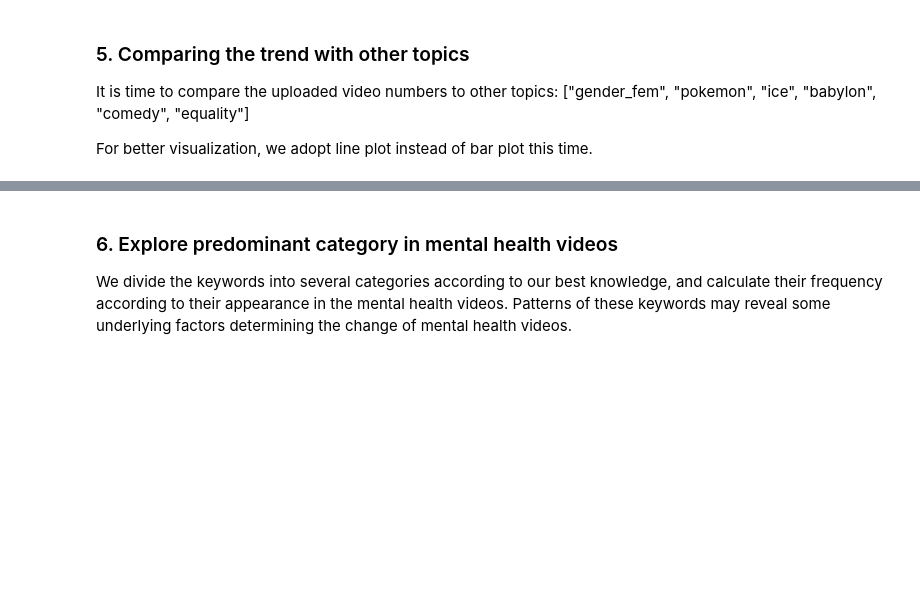
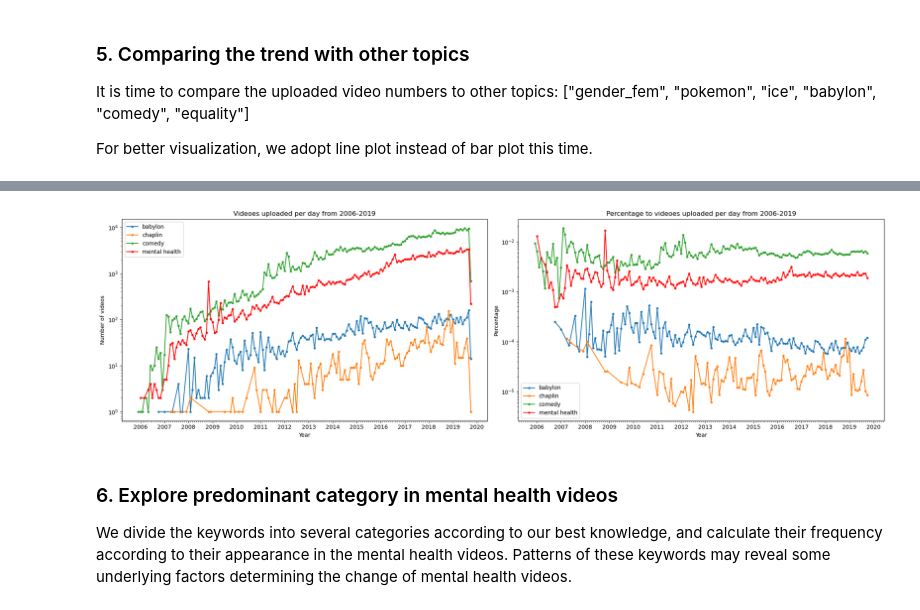
Before and after one commit to epfl-ada/ada-2023-project-lassa8639, a Jupyter notebook: Video_Metadata.ipynb, the cells around one changed output, grey strips where cells are left out. Cells and saved outputs as stored; diff of their text form; code cells hidden in the pictures; blank space fills up the shorter version.

```diff
--- a/Video_Metadata.ipynb
+++ b/Video_Metadata.ipynb
@@ -393,3 +401,7 @@ plt.show()
+# %%
+plot_by_group(df_dict, total_count, mental_hist, mental_percentage, ["babylon", "chaplin", "comedy"])
+# %% [output]
+[figure, added]
 # %% [markdown]
 ### 6. Explore predominant category in mental health videos
 We divide the keywords into several categories according to our best knowledge, and calculate their frequency according to their appearance in the mental health videos. Patterns of these keywords may reveal some underlying factors determining the change of mental health videos.
```
Also changed, not shown: parts of 3 cells of this notebook.
